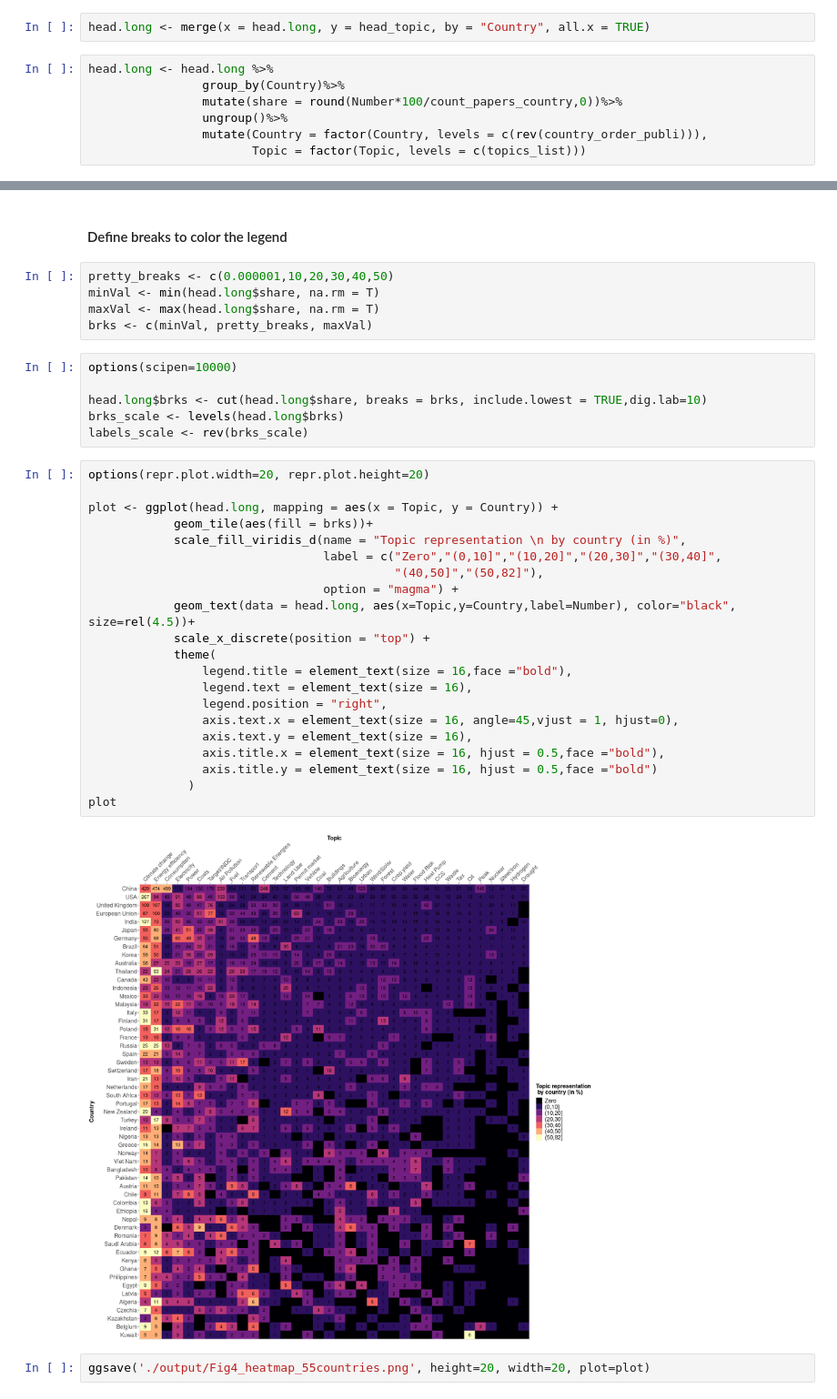
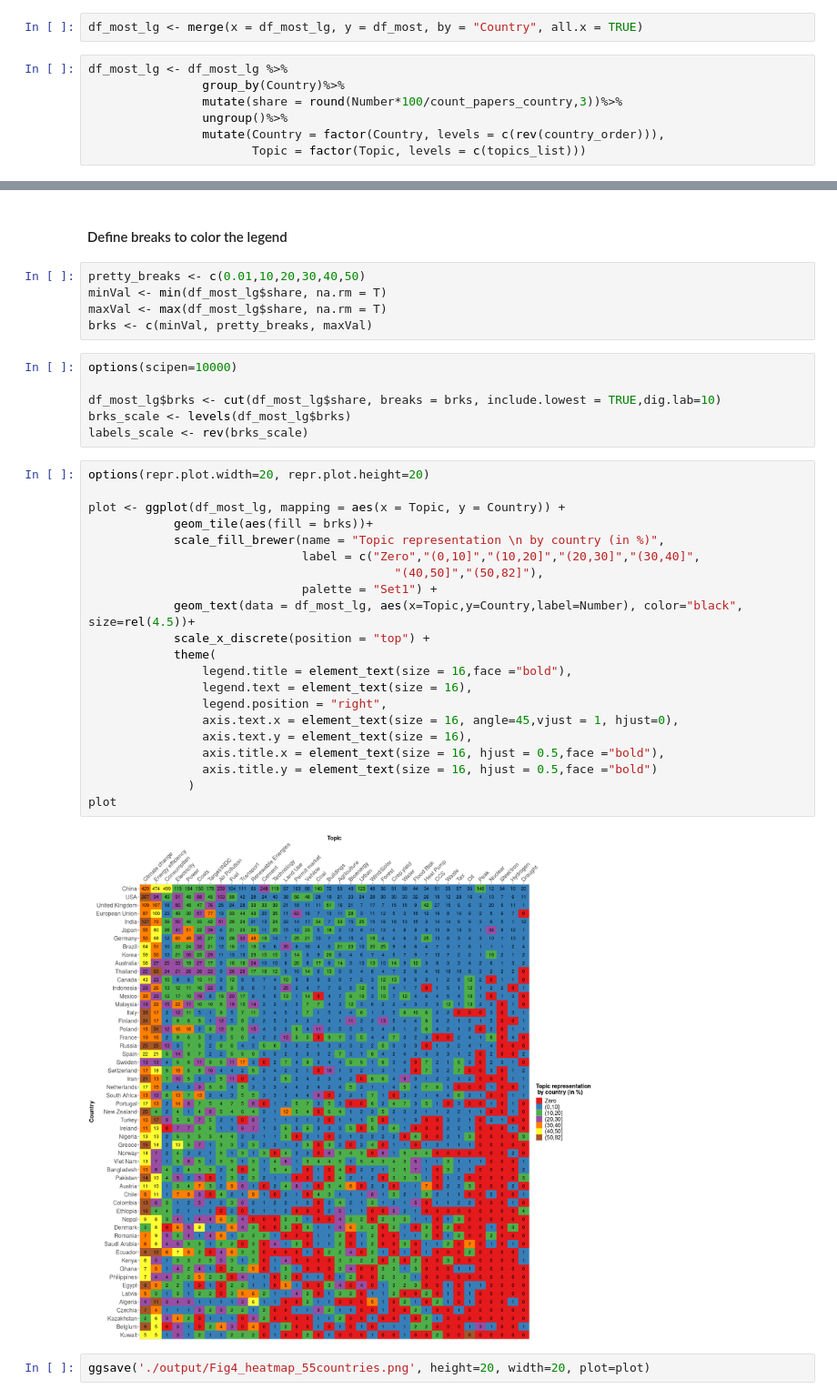
Before and after one commit to ClaireLepault/Mapping-country-mitig-pathways, a Jupyter notebook: 6_Figures/R_Fig4_Heatmap_55_countries.ipynb, the cells around one changed output, grey strips where cells are left out. Shown at 91% size. Cells and saved outputs as stored; diff of their text form.

```diff
--- a/6_Figures/R_Fig4_Heatmap_55_countries.ipynb
+++ b/6_Figures/R_Fig4_Heatmap_55_countries.ipynb
@@ -186,50 +188,50 @@ head_topic <- head_topic%>%
                     select(Country, count_papers_country)
 # %%
-head.long <- merge(x = head.long, y = head_topic, by = "Country", all.x = TRUE)
+df_most_lg <- merge(x = df_most_lg, y = df_most, by = "Country", all.x = TRUE)
 # %%
-head.long <- head.long %>%
+df_most_lg <- df_most_lg %>%
                 group_by(Country)%>%
-                mutate(share = round(Number*100/count_papers_country,0))%>%
+                mutate(share = round(Number*100/count_papers_country,3))%>%
                 ungroup()%>%
-                mutate(Country = factor(Country, levels = c(rev(country_order_publi))),
+                mutate(Country = factor(Country, levels = c(rev(country_order))),
                        Topic = factor(Topic, levels = c(topics_list)))
 # %% [markdown]
 ### Plot
 # %% [markdown]
 #### Define breaks to color the legend
 # %%
-pretty_breaks <- c(0.000001,10,20,30,40,50)
-minVal <- min(head.long$share, na.rm = T)
-maxVal <- max(head.long$share, na.rm = T)
+pretty_breaks <- c(0.01,10,20,30,40,50)
+minVal <- min(df_most_lg$share, na.rm = T)
+maxVal <- max(df_most_lg$share, na.rm = T)
 brks <- c(minVal, pretty_breaks, maxVal)
 # %%
 options(scipen=10000)
 
-head.long$brks <- cut(head.long$share, breaks = brks, include.lowest = TRUE,dig.lab=10)
-brks_scale <- levels(head.long$brks)
+df_most_lg$brks <- cut(df_most_lg$share, breaks = brks, include.lowest = TRUE,dig.lab=10)
+brks_scale <- levels(df_most_lg$brks)
 labels_scale <- rev(brks_scale)
 # %%
 options(repr.plot.width=20, repr.plot.height=20)
 
-plot <- ggplot(head.long, mapping = aes(x = Topic, y = Country)) +
+plot <- ggplot(df_most_lg, mapping = aes(x = Topic, y = Country)) +
             geom_tile(aes(fill = brks))+
-            scale_fill_viridis_d(name = "Topic representation \n by country (in %)",
-                                 label = c("Zero","(0,10]","(10,20]","(20,30]","(30,40]",
+            scale_fill_brewer(name = "Topic representation \n by country (in %)",
+                              label = c("Zero","(0,10]","(10,20]","(20,30]","(30,40]",
                                            "(40,50]","(50,82]"),
-                                 option = "magma") +
-            geom_text(data = head.long, aes(x=Topic,y=Country,label=Number), color="black", size=rel(4.5))+
+                              palette = "Set1") +
+            geom_text(data = df_most_lg, aes(x=Topic,y=Country,label=Number), color="black", size=rel(4.5))+
             scale_x_discrete(position = "top") +
             theme(
                 legend.title = element_text(size = 16,face ="bold"),
                 legend.text = element_text(size = 16),
                 legend.position = "right",
                 axis.text.x = element_text(size = 16, angle=45,vjust = 1, hjust=0),
                 axis.text.y = element_text(size = 16),
                 axis.title.x = element_text(size = 16, hjust = 0.5,face ="bold"),
                 axis.title.y = element_text(size = 16, hjust = 0.5,face ="bold")
               )
 plot
 # %% [output]
-[figure, old version]
+[figure, new version]
 # %%
 ggsave('./output/Fig4_heatmap_55countries.png', height=20, width=20, plot=plot)
```
Also changed, not shown: parts of 14 cells of this notebook, 1 other file.
